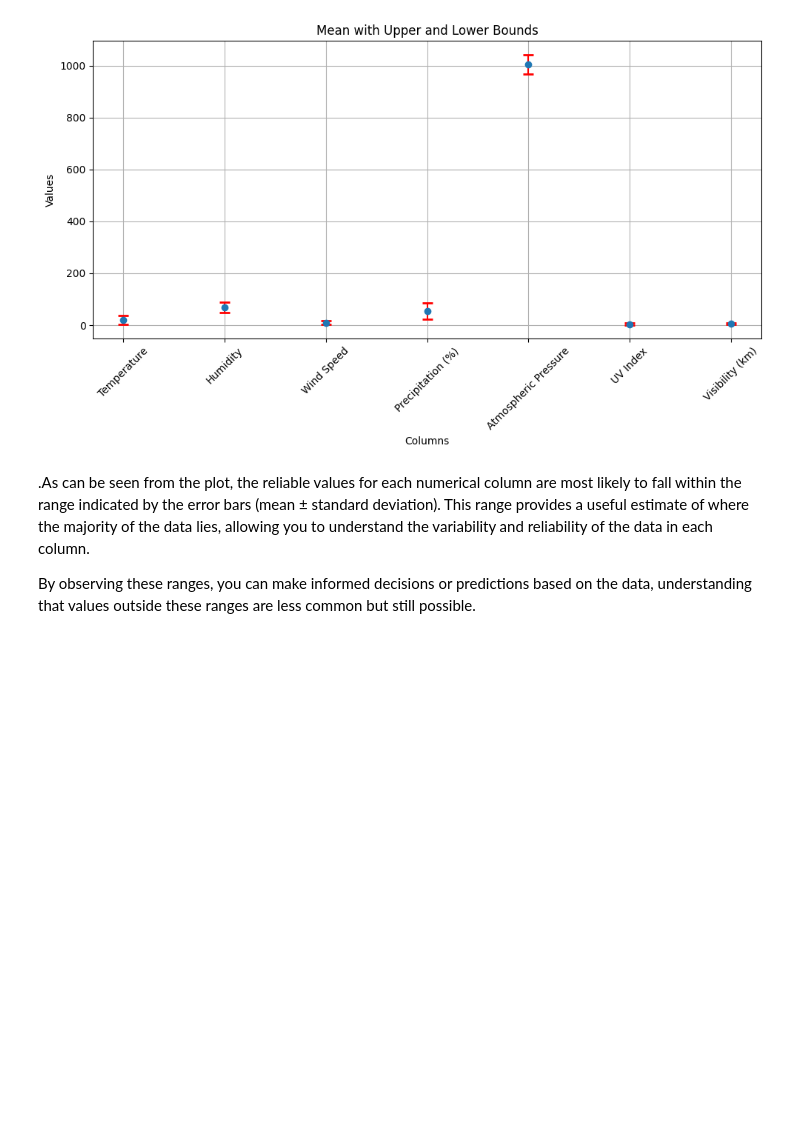
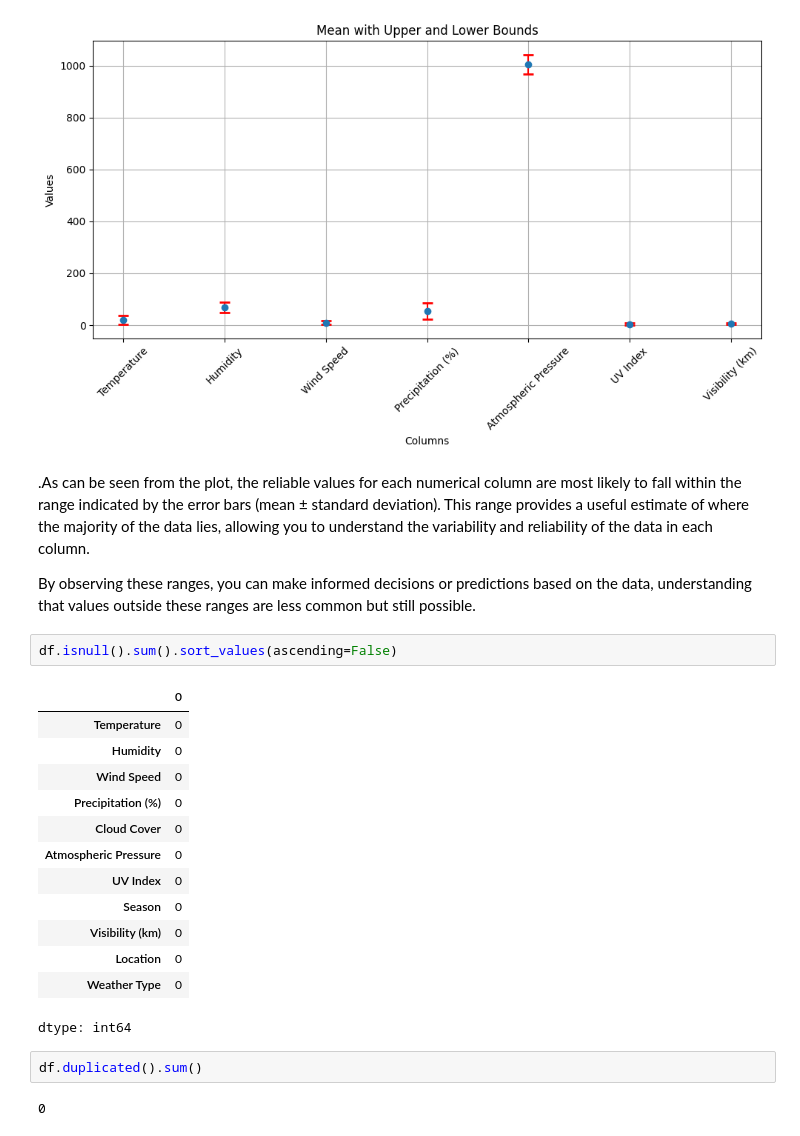
Before and after one commit to Farazmghm/Business-Machine-Learning-and-EDA, a Jupyter notebook: weahter_prediction.ipynb, the cells around one changed output. Saved outputs shown, nothing was run; the diff lists cells and outputs as text; blank space fills up the shorter version.

```diff
--- a/weahter_prediction.ipynb
+++ b/weahter_prediction.ipynb
@@ -174,3 +174,23 @@ plt.show()
 .As can be seen from the plot, the reliable values for each numerical column are most likely to fall within the range indicated by the error bars (mean ± standard deviation). This range provides a useful estimate of where the majority of the data lies, allowing you to understand the variability and reliability of the data in each column.
 
 By observing these ranges, you can make informed decisions or predictions based on the data, understanding that values outside these ranges are less common but still possible.
+# %%
+df.isnull().sum().sort_values(ascending=False)
+# %% [output]
+|  | 0 |
+| Temperature | 0 |
+| Humidity | 0 |
+| Wind Speed | 0 |
+| Precipitation (%) | 0 |
+| Cloud Cover | 0 |
+| Atmospheric Pressure | 0 |
+| UV Index | 0 |
+| Season | 0 |
+| Visibility (km) | 0 |
+| Location | 0 |
+| Weather Type | 0 |
+dtype: int64
+# %%
+df.duplicated().sum()
+# %% [output]
+0
```
Also changed, not shown: parts of 2 cells of this notebook.
